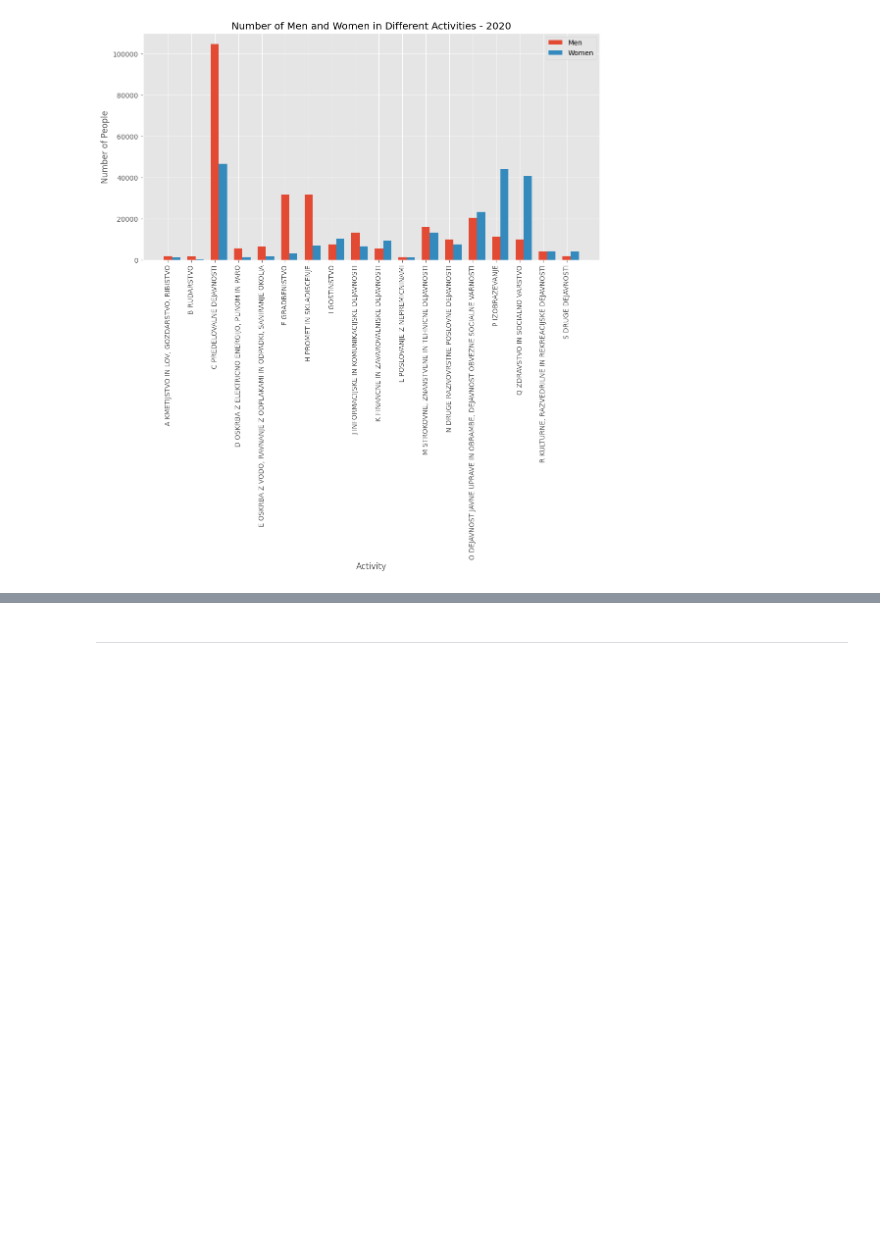
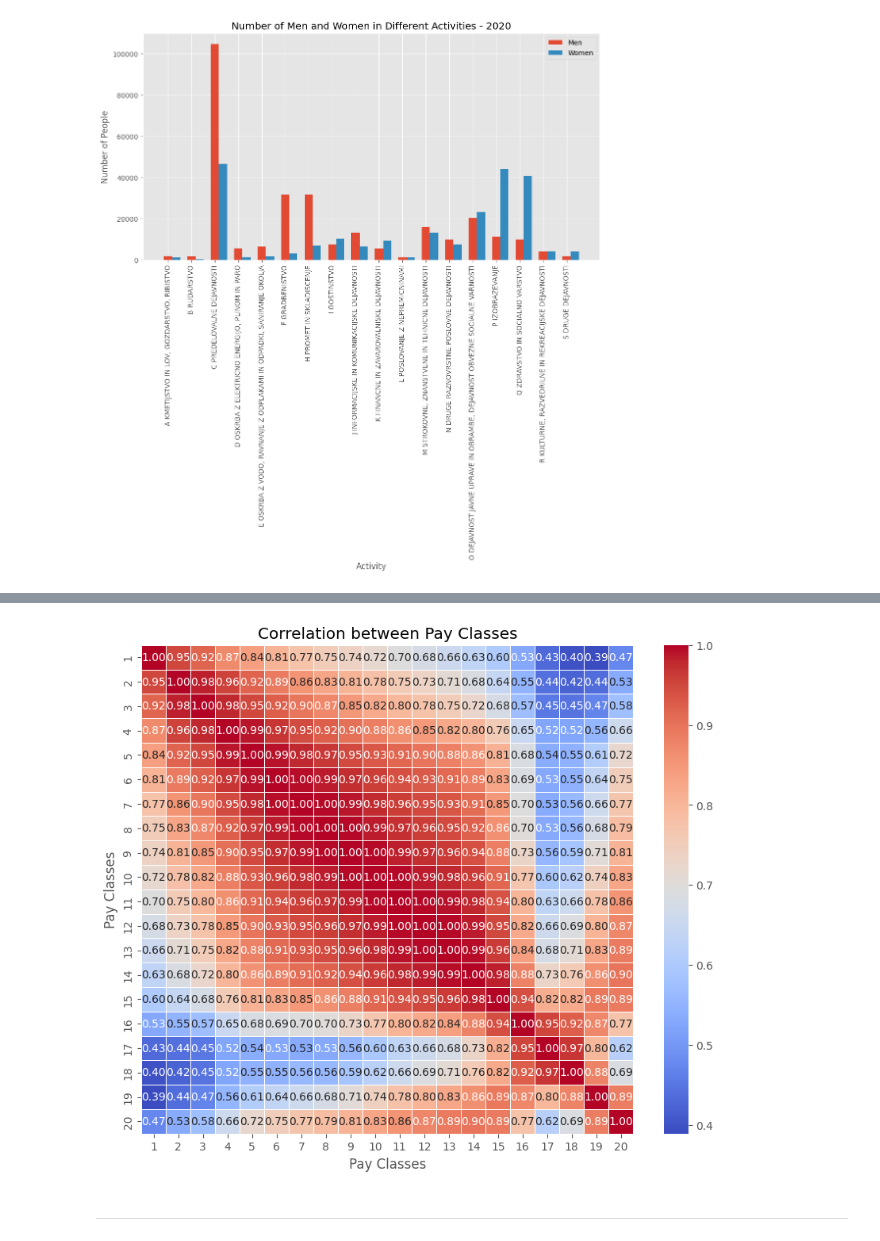
Before and after one commit to janljubic/PR22jlnfzkpmz, a Jupyter notebook: analiza/placa/placa.ipynb, the cells around one changed output, grey strips where cells are left out. Saved outputs shown, nothing was run; the diff lists cells and outputs as text; code cells hidden in the pictures; blank space fills up the shorter version.

```diff
--- a/analiza/placa/placa.ipynb
+++ b/analiza/placa/placa.ipynb
@@ -173,3 +191,23 @@ plt.show()
+# %%
+import pandas as pd
+import seaborn as sns
+import matplotlib.pyplot as plt
+
+# Select the columns representing pay classes
+pay_classes = neto_placa.iloc[:, 5:25]
+
+# Calculate the correlation matrix
+correlation_matrix = pay_classes.corr()
+
+# Generate the heatmap
+plt.figure(figsize=(10, 8))
+sns.heatmap(correlation_matrix, cmap='coolwarm', annot=True, fmt=".2f", linewidths=0.5)
+plt.title('Correlation between Pay Classes')
+plt.xlabel('Pay Classes')
+plt.ylabel('Pay Classes')
+plt.show()
+# %% [output]
+[figure, added]
 # %% [markdown]
 ---
 # %% [markdown]
```
Also changed, not shown: parts of 2 cells of this notebook.
